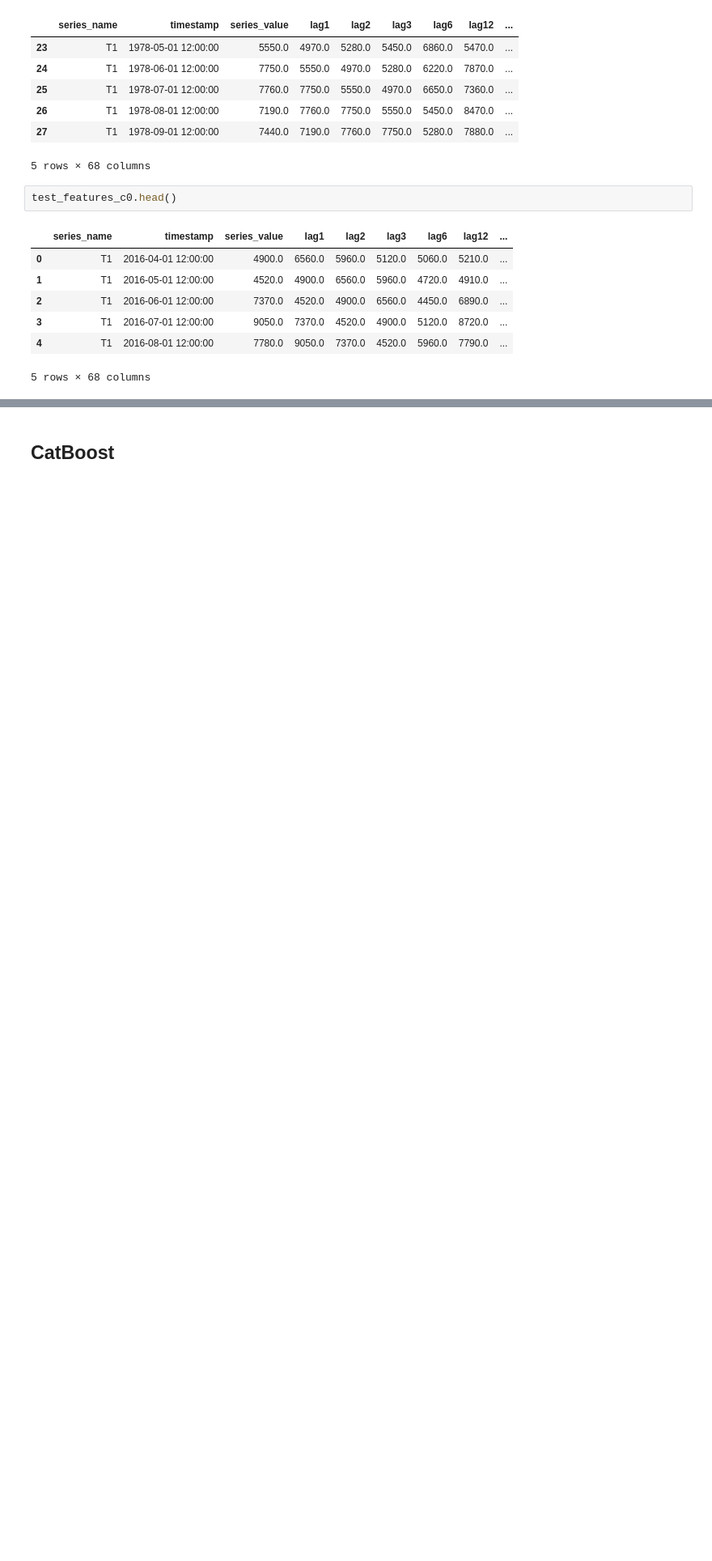
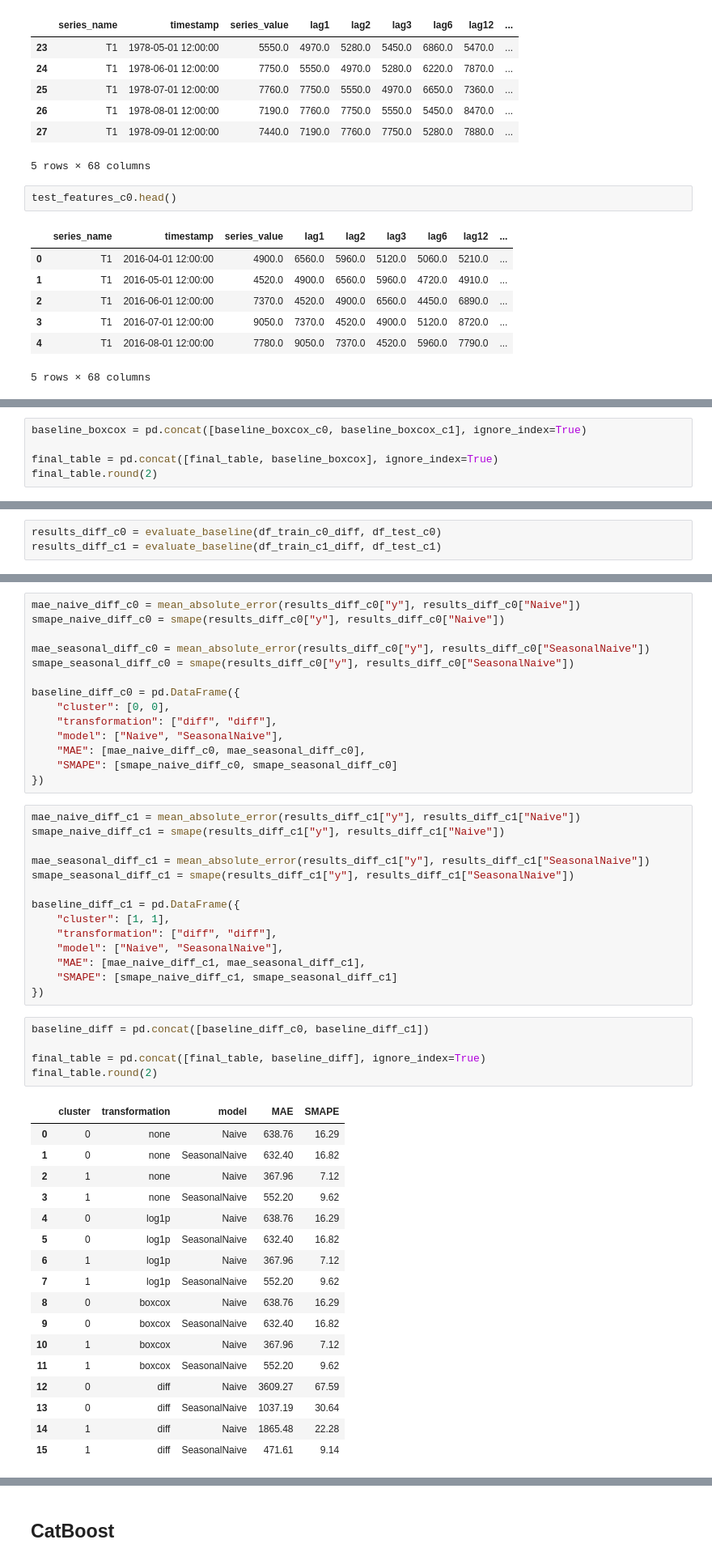
Before and after one commit to margartnn/hse-ts-transformations, a Jupyter notebook: analysis_results.ipynb, the cells around one changed output, grey strips where cells are left out. Shown at 81% size. Saved outputs shown, nothing was run; the diff lists cells and outputs as text; blank space fills up the shorter version.

```diff
--- a/analysis_results.ipynb
+++ b/analysis_results.ipynb
@@ -808,0 +1023,5 @@ test_features_c0.head()
+# %%
+baseline_boxcox = pd.concat([baseline_boxcox_c0, baseline_boxcox_c1], ignore_index=True)
+
+final_table = pd.concat([final_table, baseline_boxcox], ignore_index=True)
+final_table.round(2)
@@ -808,0 +1070,3 @@ test_features_c0.head()
+# %%
+results_diff_c0 = evaluate_baseline(df_train_c0_diff, df_test_c0)
+results_diff_c1 = evaluate_baseline(df_train_c1_diff, df_test_c1)
@@ -808,0 +1105,51 @@ test_features_c0.head()
+# %%
+mae_naive_diff_c0 = mean_absolute_error(results_diff_c0["y"], results_diff_c0["Naive"])
+smape_naive_diff_c0 = smape(results_diff_c0["y"], results_diff_c0["Naive"])
+
+mae_seasonal_diff_c0 = mean_absolute_error(results_diff_c0["y"], results_diff_c0["SeasonalNaive"])
+smape_seasonal_diff_c0 = smape(results_diff_c0["y"], results_diff_c0["SeasonalNaive"])
+
+baseline_diff_c0 = pd.DataFrame({
+    "cluster": [0, 0],
+    "transformation": ["diff", "diff"],
+    "model": ["Naive", "SeasonalNaive"],
+    "MAE": [mae_naive_diff_c0, mae_seasonal_diff_c0],
+    "SMAPE": [smape_naive_diff_c0, smape_seasonal_diff_c0]
+})
+# %%
+mae_naive_diff_c1 = mean_absolute_error(results_diff_c1["y"], results_diff_c1["Naive"])
+smape_naive_diff_c1 = smape(results_diff_c1["y"], results_diff_c1["Naive"])
+
+mae_seasonal_diff_c1 = mean_absolute_error(results_diff_c1["y"], results_diff_c1["SeasonalNaive"])
+smape_seasonal_diff_c1 = smape(results_diff_c1["y"], results_diff_c1["SeasonalNaive"])
+
+baseline_diff_c1 = pd.DataFrame({
+    "cluster": [1, 1],
+    "transformation": ["diff", "diff"],
+    "model": ["Naive", "SeasonalNaive"],
+    "MAE": [mae_naive_diff_c1, mae_seasonal_diff_c1],
+    "SMAPE": [smape_naive_diff_c1, smape_seasonal_diff_c1]
+})
+# %%
+baseline_diff = pd.concat([baseline_diff_c0, baseline_diff_c1])
+
+final_table = pd.concat([final_table, baseline_diff], ignore_index=True)
+final_table.round(2)
+# %% [output]
+|  | cluster | transformation | model | MAE | SMAPE |
+| 0 | 0 | none | Naive | 638.76 | 16.29 |
+| 1 | 0 | none | SeasonalNaive | 632.40 | 16.82 |
+| 2 | 1 | none | Naive | 367.96 | 7.12 |
+| 3 | 1 | none | SeasonalNaive | 552.20 | 9.62 |
+| 4 | 0 | log1p | Naive | 638.76 | 16.29 |
+| 5 | 0 | log1p | SeasonalNaive | 632.40 | 16.82 |
+| 6 | 1 | log1p | Naive | 367.96 | 7.12 |
+| 7 | 1 | log1p | SeasonalNaive | 552.20 | 9.62 |
+| 8 | 0 | boxcox | Naive | 638.76 | 16.29 |
+| 9 | 0 | boxcox | SeasonalNaive | 632.40 | 16.82 |
+| 10 | 1 | boxcox | Naive | 367.96 | 7.12 |
+| 11 | 1 | boxcox | SeasonalNaive | 552.20 | 9.62 |
+| 12 | 0 | diff | Naive | 3609.27 | 67.59 |
+| 13 | 0 | diff | SeasonalNaive | 1037.19 | 30.64 |
+| 14 | 1 | diff | Naive | 1865.48 | 22.28 |
+| 15 | 1 | diff | SeasonalNaive | 471.61 | 9.14 |
```
Also changed, not shown: parts of 71 cells of this notebook, 2 other files.
